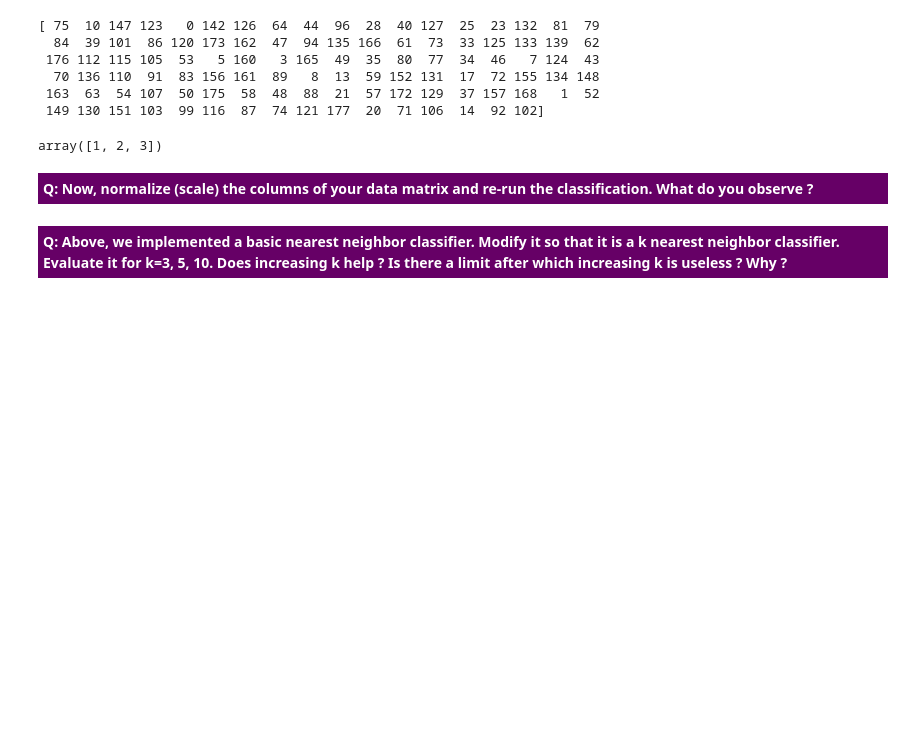
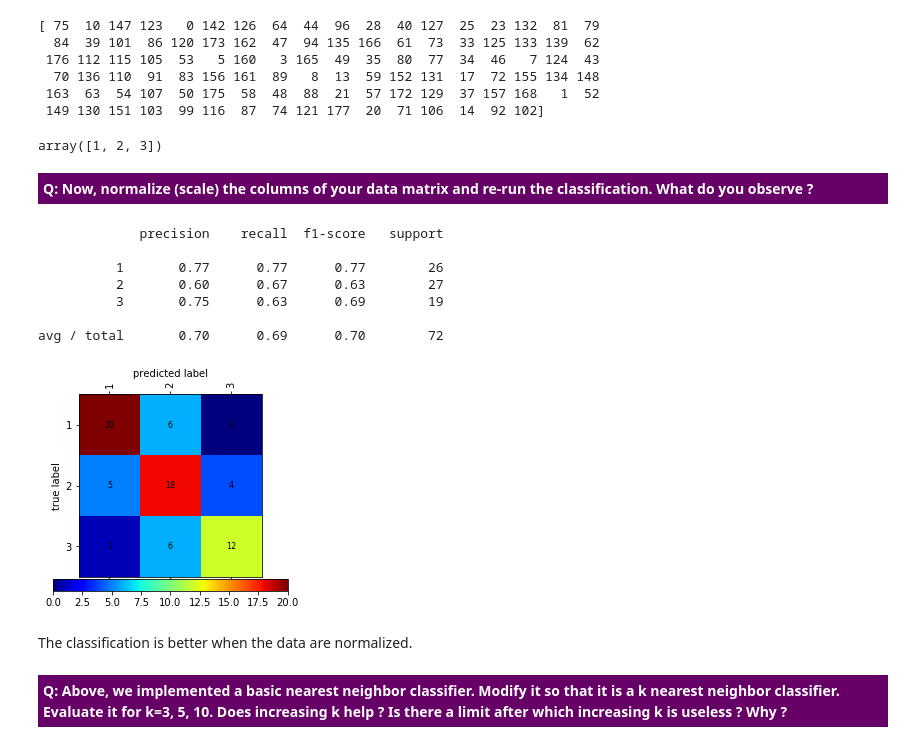
Before and after one commit to mylag/MLBD, a Jupyter notebook: MLBD_lab1/MLBD_Lab1.ipynb, the cells around one changed output. Saved outputs shown, nothing was run; the diff lists cells and outputs as text; code cells hidden in the pictures; blank space fills up the shorter version.

Commit message:
lab 1 add soluce for k-nn and normalize data

```diff
--- a/MLBD_lab1/MLBD_Lab1.ipynb
+++ b/MLBD_lab1/MLBD_Lab1.ipynb
@@ -654,5 +653,38 @@ arr[arr.argsort()[:3]]
 array([1, 2, 3])
 # %% [markdown]
 <p style="background-color:#660066; color:#fff;padding:5px; font-weight:bold">Q: Now, normalize (scale) the columns of your data matrix and re-run the classification. What do you observe ?</p>
+# %%
+# Load dataset
+dataset_xtrain = X[train]
+dataset_ytrain = y[train]
+dataset_xtest  = X[test]
+
+# Normalized Data with Standardization method.
+# We use Standardization method to normalize data with multiple dimensions.
+dataset_xtrain_normalized = (dataset_xtrain - dataset_xtrain.mean(axis=0)) / dataset_xtrain.std(axis=0)
+
+# Normalized Data with Standardization method.
+# We use Standardization method to normalize data with multiple dimensions.
+dataset_xtest_normalized = (dataset_xtest - dataset_xtest.mean(axis=0)) / dataset_xtest.std(axis=0)
+
+# Classify the normalized dataset
+prediction_normalized = nn_classify(dataset_xtrain_normalized, dataset_ytrain, dataset_xtest_normalized)
+
+labels_names=['1', '2', '3']
+C = skmetrics.confusion_matrix(y_true=y[test], y_pred=prediction_normalized)
+plot_confusion_matrix(C, labels_names)
+
+print skmetrics.classification_report(y_true=y[test], y_pred=prediction_normalized)
+# %% [output]
+             precision    recall  f1-score   support
+
+          1       0.77      0.77      0.77        26
+          2       0.60      0.67      0.63        27
+          3       0.75      0.63      0.69        19
+
+avg / total       0.70      0.69      0.70        72
+[figure, added]
+# %% [markdown]
+The classification is better when the data are normalized.
 # %% [markdown]
 <p style="background-color:#660066; color:#fff;padding:5px; font-weight:bold">Q: Above, we implemented a basic nearest neighbor classifier. Modify it so that it is a k nearest neighbor classifier. Evaluate it for k=3, 5, 10. Does increasing k help ? Is there a limit after which increasing k is useless ? Why ?</p>
```
Also changed, not shown: parts of 26 cells of this notebook.
